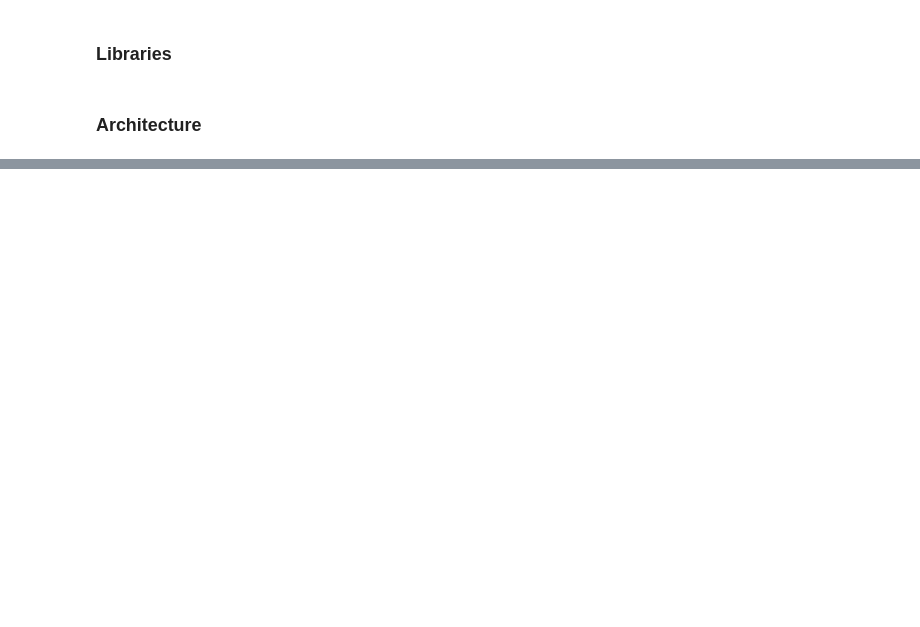
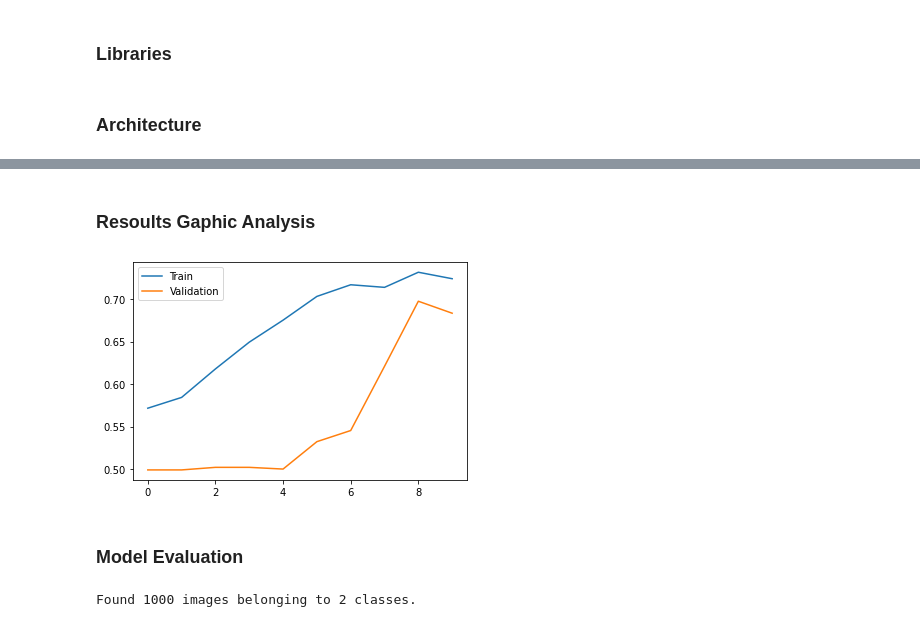
Before and after one commit to TeoGM97/Dogs-vs-Cats-Clasification, a Jupyter notebook: dogs-vs-cats.ipynb, the cells around one changed output, grey strips where cells are left out. Drawn from its saved outputs; the diff is of its cells as text; code cells hidden in the pictures; blank space fills up the shorter version.

```diff
--- a/dogs-vs-cats.ipynb
+++ b/dogs-vs-cats.ipynb
@@ -67,0 +102,14 @@ To enable them in other operations, rebuild TensorFlow with the appropriate comp
+# %%
+#Train Data
+train_generator = train_datagen.flow_from_directory('../input/cnn-data-sources/cats_and_dogs/train',
+                                  target_size = (150,150), #Define standar size of images
+                                  batch_size = 32, #Size of batches
+                                  class_mode = 'binary' #because there are only 2 options (Dogs and Cats)
+                                  )
+
+#Test Data
+validation_generator = test_datagen.flow_from_directory('../input/cnn-data-sources/cats_and_dogs/validation',
+                                  target_size = (150,150), #Define standar size of images
+                                  batch_size = 32, #Size of batches
+                                  class_mode = 'binary' #because there are only 2 options (Dogs and Cats)
+                                  )
@@ -67,0 +121,3 @@ To enable them in other operations, rebuild TensorFlow with the appropriate comp
+# %%
+#Saving the best model.
+checkpoint = ModelCheckpoint('dog_cats_model.hdf5', monitor = 'val_accuracy', verbose = 1, save_best_only = True)
@@ -67,0 +126,4 @@ To enable them in other operations, rebuild TensorFlow with the appropriate comp
+# %%
+model.compile(loss = 'binary_crossentropy',
+              optimizer = optimizers.Adam(),
+              metrics = ['accuracy'])
@@ -67,0 +132,7 @@ To enable them in other operations, rebuild TensorFlow with the appropriate comp
+# %%
+hist = model.fit(train_generator,
+                steps_per_epoch=2000//32,
+                epochs = 10,
+                validation_data = validation_generator,
+                validation_steps = 1000 // 32,
+                callbacks = [checkpoint])
@@ -67,0 +160,2 @@ To enable them in other operations, rebuild TensorFlow with the appropriate comp
+# %% [markdown]
+### Resoults Gaphic Analysis
@@ -67,0 +164,18 @@ To enable them in other operations, rebuild TensorFlow with the appropriate comp
+# %%
+plt.plot(hist.history['accuracy'], label = 'Train')
+plt.plot(hist.history['val_accuracy'], label = 'Validation')
+plt.legend()
+plt.show()
+# %% [output]
+[figure, added]
+# %% [markdown]
+### Model Evaluation
+# %%
+#Test Data
+test_generator = test_datagen.flow_from_directory('../input/cnn-data-sources/cats_and_dogs/test',
+                                  target_size = (150,150), #Define standar size of images
+                                  batch_size = 32, #Size of batches
+                                  class_mode = 'binary' #because there are only 2 options (Dogs and Cats)
+                                  )
+# %% [output]
+Found 1000 images belonging to 2 classes.
```
Also changed, not shown: parts of 16 cells of this notebook.
